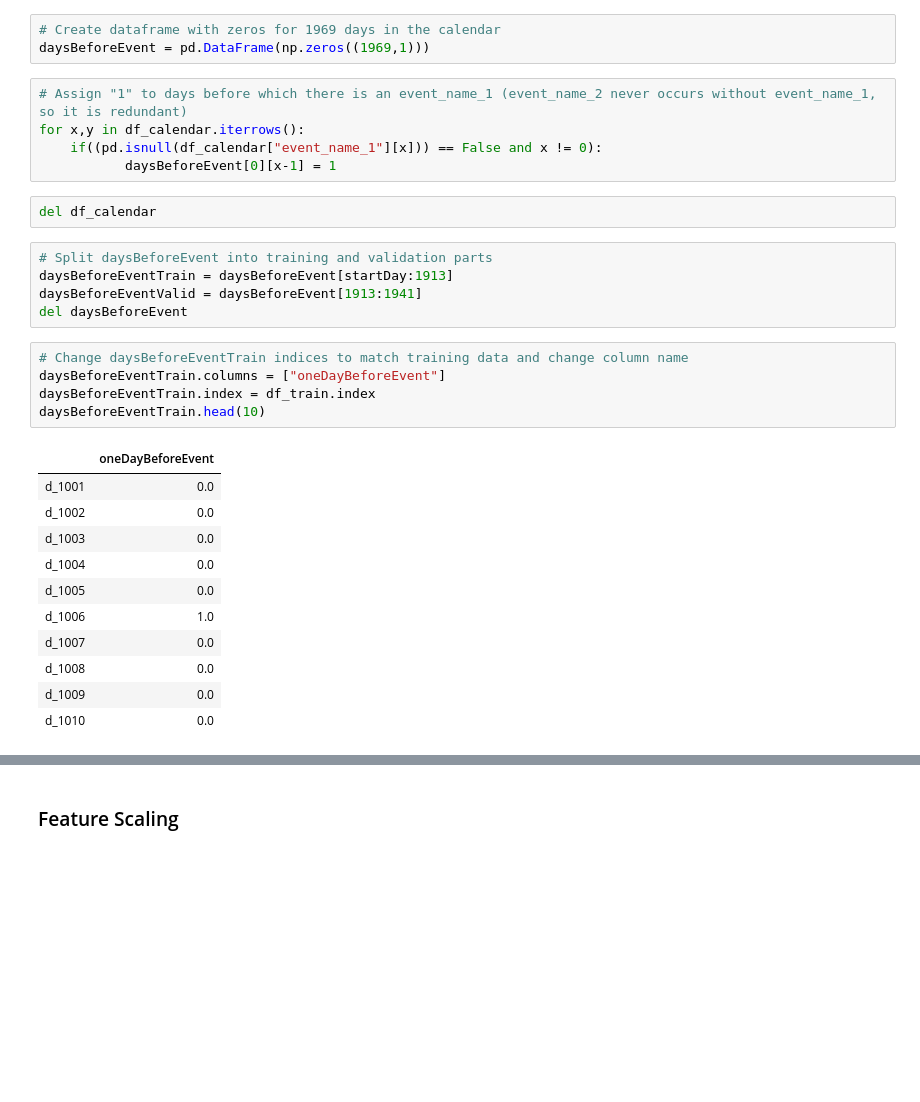
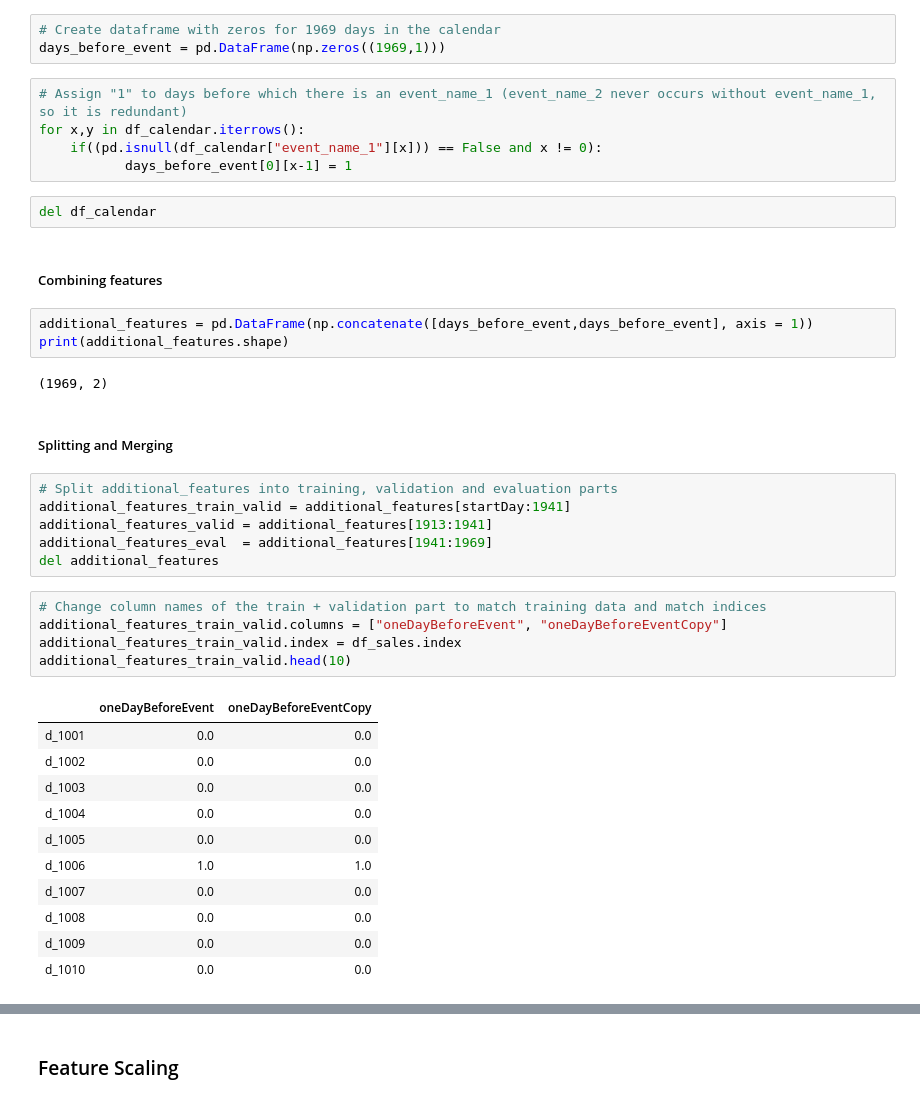
Before and after one commit to MaxDriessen/MuchLearningSuchWow_M5Forecasting, a Jupyter notebook: LSTM/LSTM_Preprocessing.ipynb, the cells around one changed output, grey strips where cells are left out. Cells and saved outputs as stored; diff of their text form; blank space fills up the shorter version.

```diff
--- a/LSTM/LSTM_Preprocessing.ipynb
+++ b/LSTM/LSTM_Preprocessing.ipynb
@@ -79,34 +76,44 @@ df_train.head()
 ##### One day before event
 # %%
 # Create dataframe with zeros for 1969 days in the calendar
-daysBeforeEvent = pd.DataFrame(np.zeros((1969,1)))
+days_before_event = pd.DataFrame(np.zeros((1969,1)))
 # %%
 # Assign "1" to days before which there is an event_name_1 (event_name_2 never occurs without event_name_1, so it is redundant)
 for x,y in df_calendar.iterrows():
     if((pd.isnull(df_calendar["event_name_1"][x])) == False and x != 0):
-           daysBeforeEvent[0][x-1] = 1
+           days_before_event[0][x-1] = 1
 # %%
 del df_calendar
+# %% [markdown]
+##### Combining features
+# %%
+additional_features = pd.DataFrame(np.concatenate([days_before_event,days_before_event], axis = 1))
+print(additional_features.shape)
+# %% [output]
+(1969, 2)
+# %% [markdown]
+##### Splitting and Merging
 # %%
-# Split daysBeforeEvent into training and validation parts
-daysBeforeEventTrain = daysBeforeEvent[startDay:1913]
-daysBeforeEventValid = daysBeforeEvent[1913:1941]
-del daysBeforeEvent
+# Split additional_features into training, validation and evaluation parts
+additional_features_train_valid = additional_features[startDay:1941]
+additional_features_valid = additional_features[1913:1941]
+additional_features_eval  = additional_features[1941:1969]
+del additional_features
 # %%
-# Change daysBeforeEventTrain indices to match training data and change column name
-daysBeforeEventTrain.columns = ["oneDayBeforeEvent"]
-daysBeforeEventTrain.index = df_train.index
-daysBeforeEventTrain.head(10)
+# Change column names of the train + validation part to match training data and match indices
+additional_features_train_valid.columns = ["oneDayBeforeEvent", "oneDayBeforeEventCopy"]
+additional_features_train_valid.index = df_sales.index
+additional_features_train_valid.head(10)
 # %% [output]
-|  | oneDayBeforeEvent |
-| d_1001 | 0.0 |
-| d_1002 | 0.0 |
-| d_1003 | 0.0 |
-| d_1004 | 0.0 |
-| d_1005 | 0.0 |
-| d_1006 | 1.0 |
-| d_1007 | 0.0 |
-| d_1008 | 0.0 |
-| d_1009 | 0.0 |
-| d_1010 | 0.0 |
+|  | oneDayBeforeEvent | oneDayBeforeEventCopy |
+| d_1001 | 0.0 | 0.0 |
+| d_1002 | 0.0 | 0.0 |
+| d_1003 | 0.0 | 0.0 |
+| d_1004 | 0.0 | 0.0 |
+| d_1005 | 0.0 | 0.0 |
+| d_1006 | 1.0 | 1.0 |
+| d_1007 | 0.0 | 0.0 |
+| d_1008 | 0.0 | 0.0 |
+| d_1009 | 0.0 | 0.0 |
+| d_1010 | 0.0 | 0.0 |
 # %%
```
Also changed, not shown: parts of 12 cells of this notebook, 3 other files.
